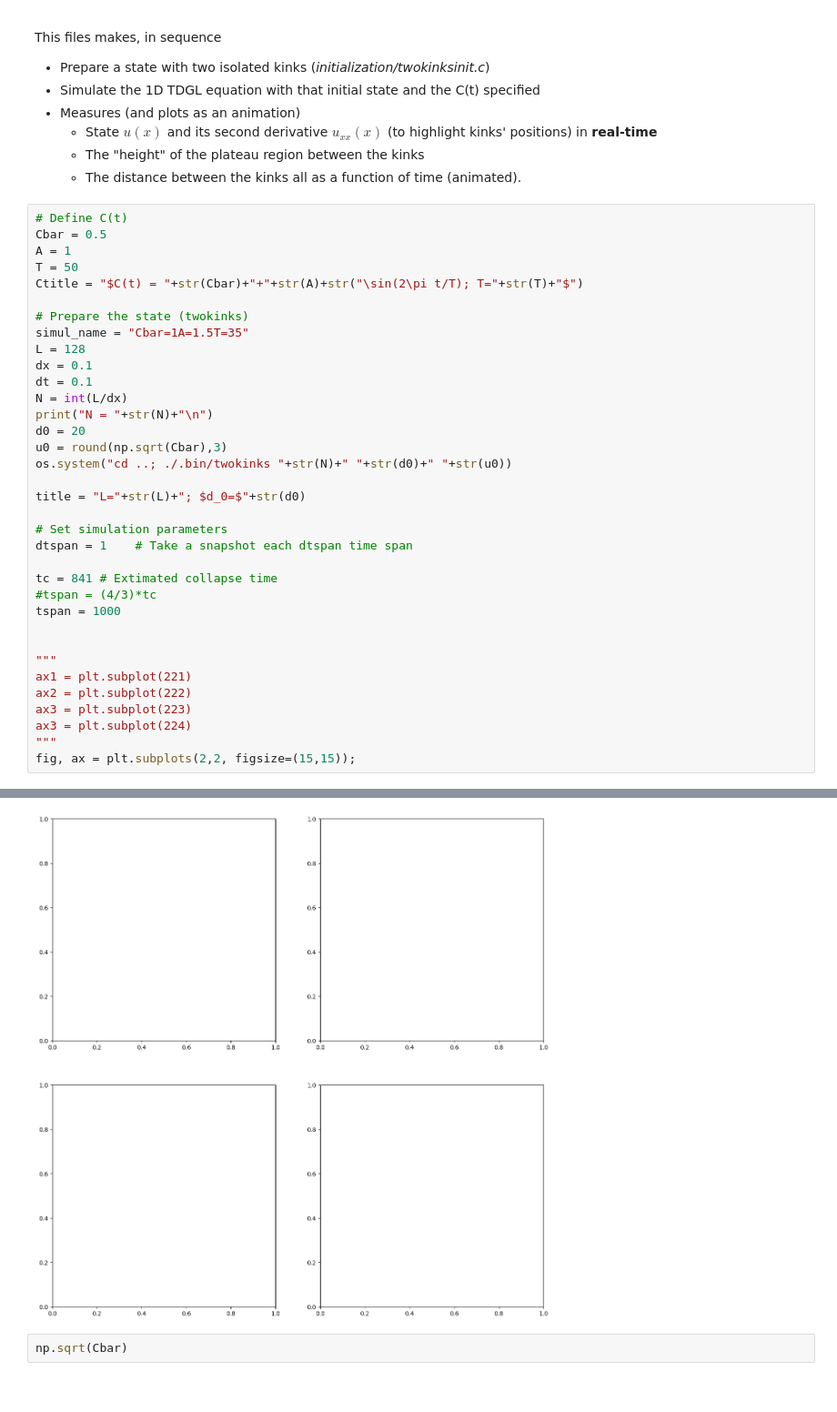
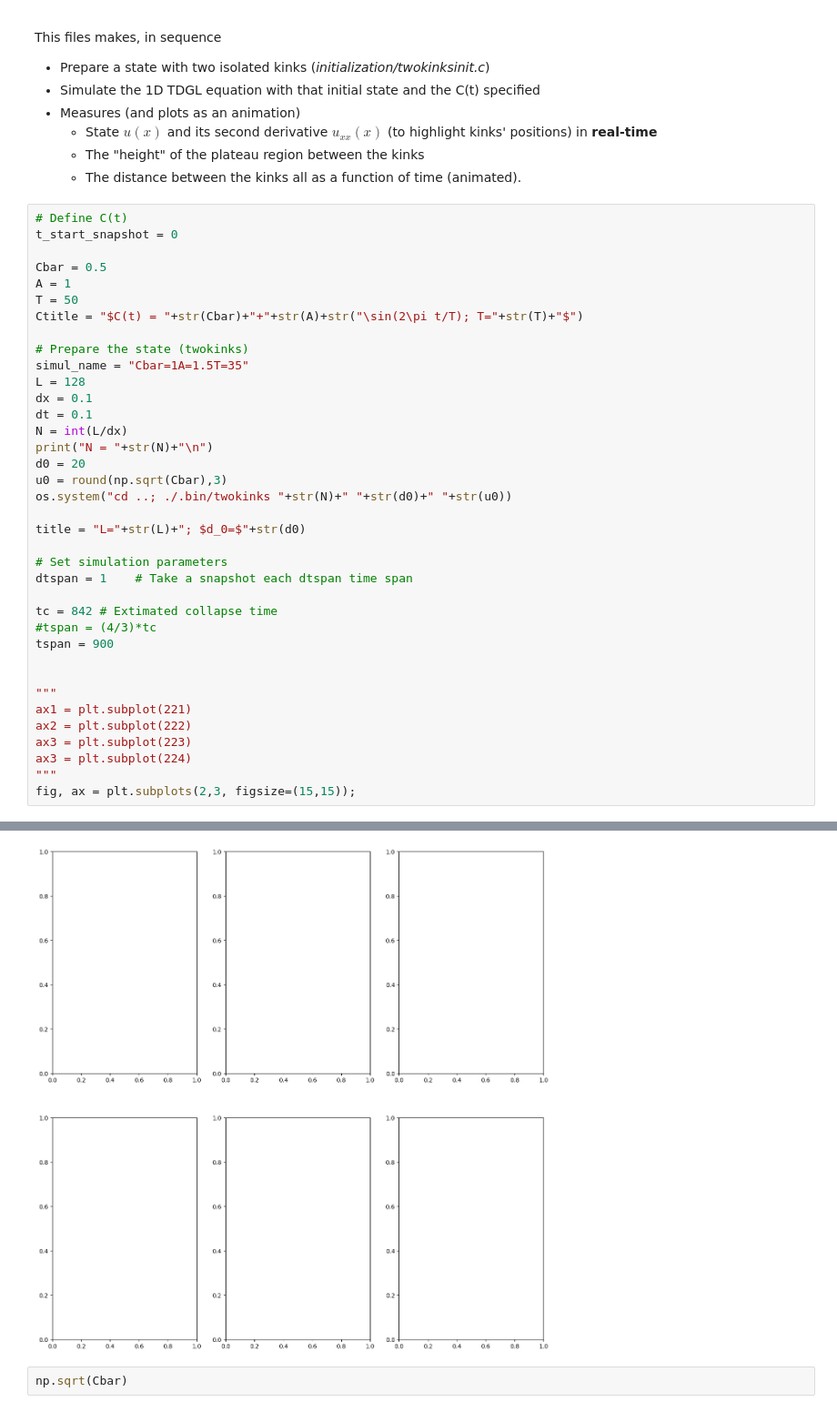
Before and after one commit to suanno/tdgl, a Jupyter notebook: 1D/analysis/real_time_plot.ipynb, the cells around one changed output, grey strips where cells are left out. Shown at 91% size. Cells and saved outputs as stored; diff of their text form.

```diff
--- a/1D/analysis/real_time_plot.ipynb
+++ b/1D/analysis/real_time_plot.ipynb
@@ -14,6 +14,8 @@ This files makes, in sequence
 all as a function of time (animated).
 # %%
 # Define C(t)
+t_start_snapshot = 0
+
 Cbar = 0.5
 A = 1
 T = 50
@@ -35,9 +37,9 @@ title = "L="+str(L)+"; $d_0=$"+str(d0)
 # Set simulation parameters
 dtspan = 1    # Take a snapshot each dtspan time span
 
-tc = 841 # Extimated collapse time
+tc = 842 # Extimated collapse time
 #tspan = (4/3)*tc
-tspan = 1000
+tspan = 900
 
 
 """
@@ -46,6 +48,6 @@ ax2 = plt.subplot(222)
 ax3 = plt.subplot(223)
 ax3 = plt.subplot(224)
 """
-fig, ax = plt.subplots(2,2, figsize=(15,15));
+fig, ax = plt.subplots(2,3, figsize=(15,15));
 # %% [output]
 N = 1280
@@ -54,4 +54,4 @@ u0 = 0.707000
-[figure, old version]
+[figure, new version]
 # %%
 np.sqrt(Cbar)
 # %% [output]
```
Also changed, not shown: parts of 5 cells of this notebook, 21 other files.
